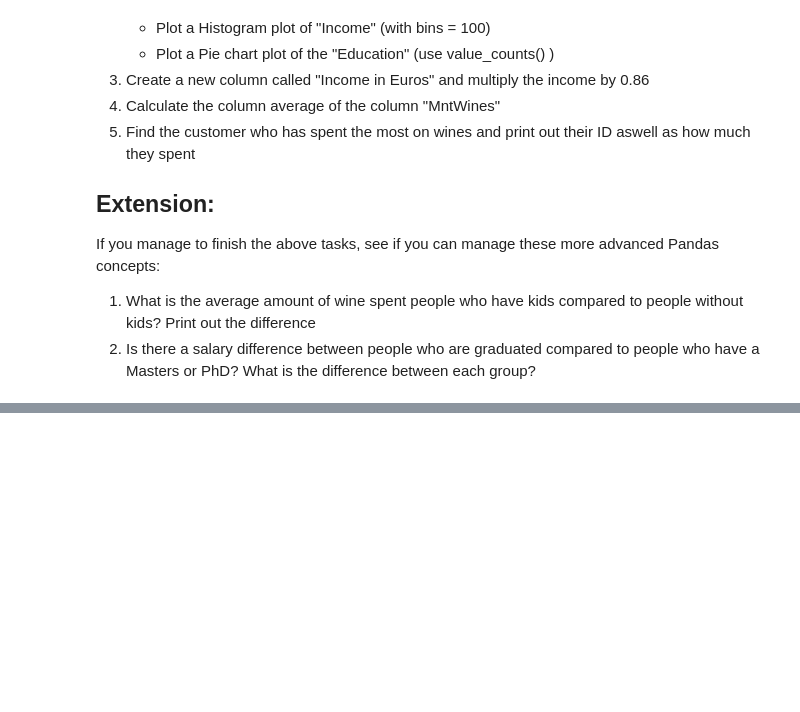
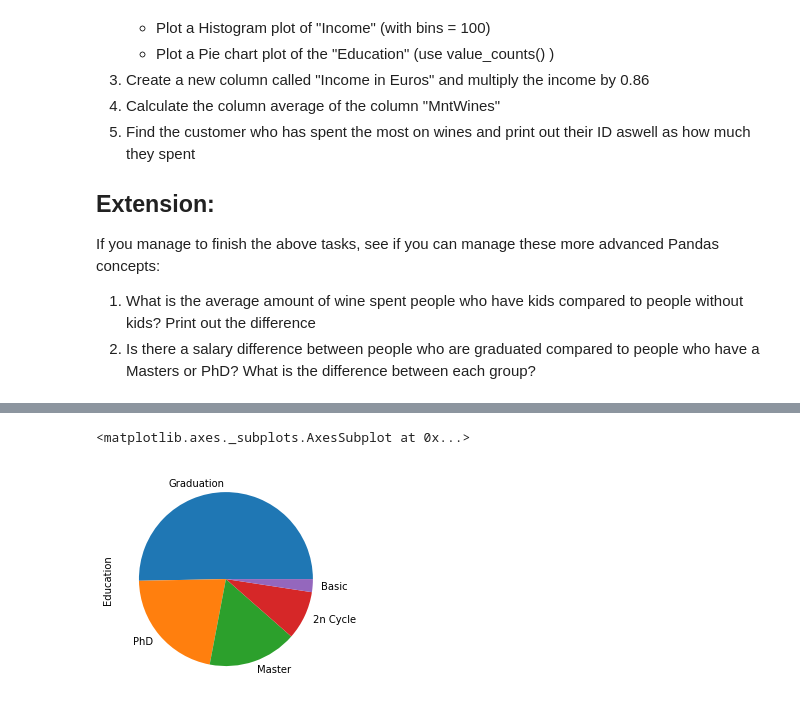
Before and after one commit to VCCBeginnerCoding/katacoda-scenarios, a Jupyter notebook: extras/Week4-Answers.ipynb, the cells around one changed output, grey strips where cells are left out. Cells and saved outputs as stored; diff of their text form; code cells hidden in the pictures; blank space fills up the shorter version.

```diff
--- a/extras/Week4-Answers.ipynb
+++ b/extras/Week4-Answers.ipynb
@@ -185,5 +185,4 @@ If you manage to finish the above tasks, see if you can manage these more advanc
 2. Is there a salary difference between people who are graduated compared to people who have a Masters or PhD? What is the difference between each group?
 # %%
 # Your turn: Read the in the data and give it a suitable name like "mini_project_df"
-mini_project_df = pandas.read_csv("mini_project_data.csv")
-print(mini_project_df)
+mini_project_df = pandas.read_csv("G:\\Work\\katacoda-scenarios\\1_PythonWeek4\\mini_project_data.csv")
@@ -193,7 +206,8 @@ mini_project_df['Income'].plot(kind='hist', bins=100)
 # %%
 # Your turn: Visualize the Education column as a pie chart, hint: use value_counts to add up each type of education value!
-
-
-#mini_project_df['Education'].plot(kind='pie')
+mini_project_df['Education'].value_counts().plot(kind='pie')
+# %% [output]
+<matplotlib.axes._subplots.AxesSubplot at 0x...>
+[figure, added]
 # %%
 # Your turn: Create a function that will multiply the Income column by 0.86 and add that data as a new column called "Income in Euros"
```
Also changed, not shown: parts of 9 cells of this notebook, 2 other files.
